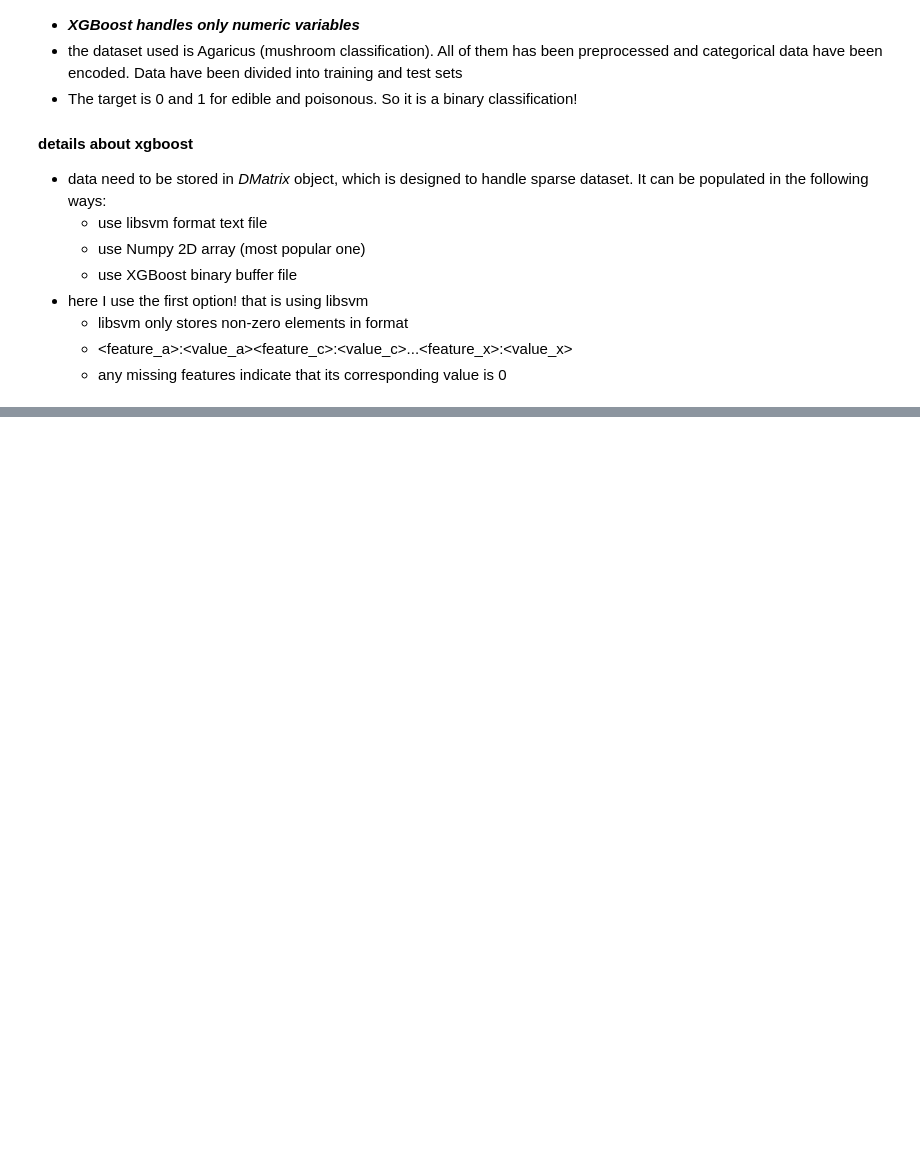
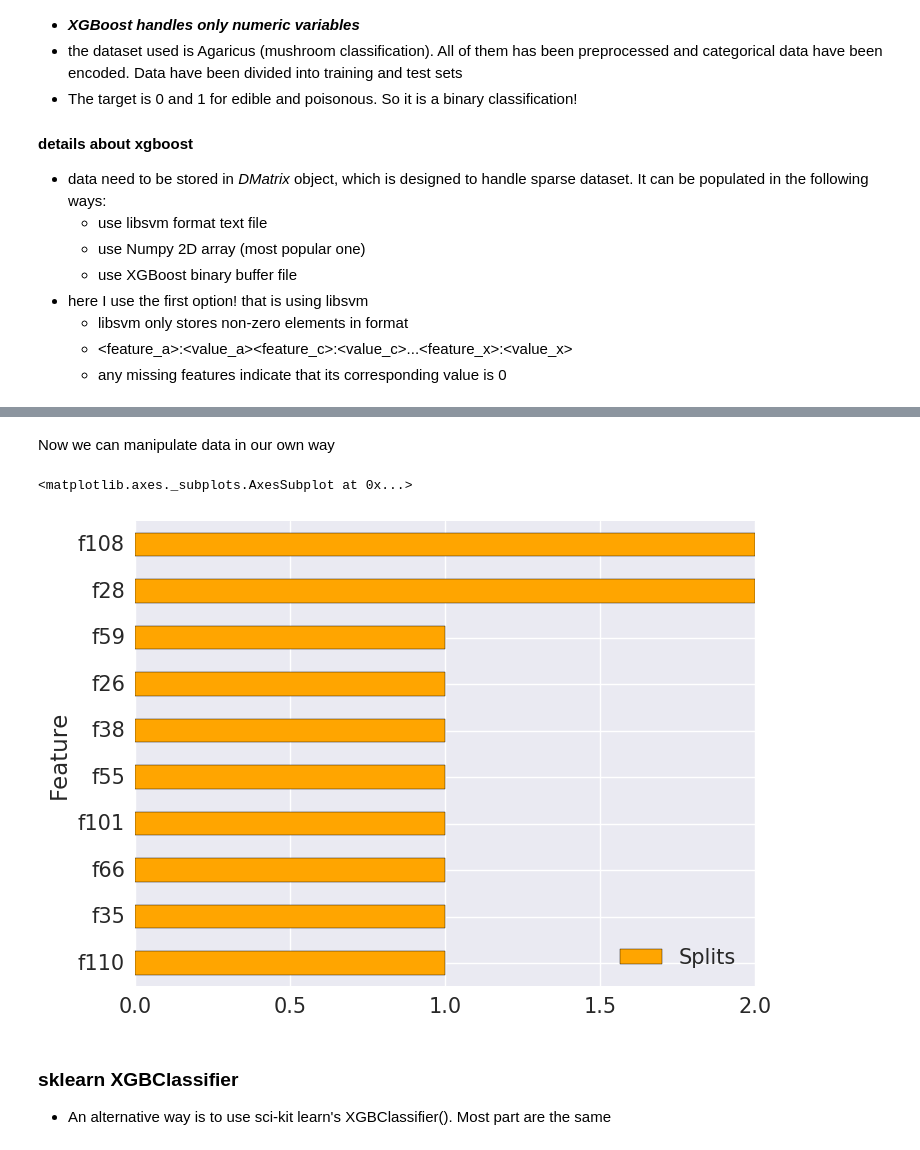
Before and after one commit to phuang7008/machine_learning, a Jupyter notebook: boost_tests.ipynb, the cells around one changed output, grey strips where cells are left out. Saved outputs shown, nothing was run; the diff lists cells and outputs as text; code cells hidden in the pictures; blank space fills up the shorter version.

```diff
--- a/boost_tests.ipynb
+++ b/boost_tests.ipynb
@@ -212,0 +352,3 @@ AttributeError: 'module' object has no attribute 'DMatrix'
+# %%
+importances = dtt.get_fscore()
+importances
@@ -212,0 +366,15 @@ AttributeError: 'module' object has no attribute 'DMatrix'
+# %% [markdown]
+Now we can manipulate data in our own way
+# %%
+# create df
+importance_df = pd.DataFrame({'Splits' : list(importances.values()),
+                              'Feature' : list(importances.keys())})
+
+importance_df.sort_values(by='Splits', inplace=True)
+importance_df.plot(kind='barh', x='Feature', figsize=(8,6), color='orange')
+# %% [output]
+<matplotlib.axes._subplots.AxesSubplot at 0x...>
+[figure, added]
+# %% [markdown]
+### sklearn XGBClassifier
+- An alternative way is to use sci-kit learn's XGBClassifier(). Most part are the same
```
Also changed, not shown: parts of 21 cells of this notebook.
